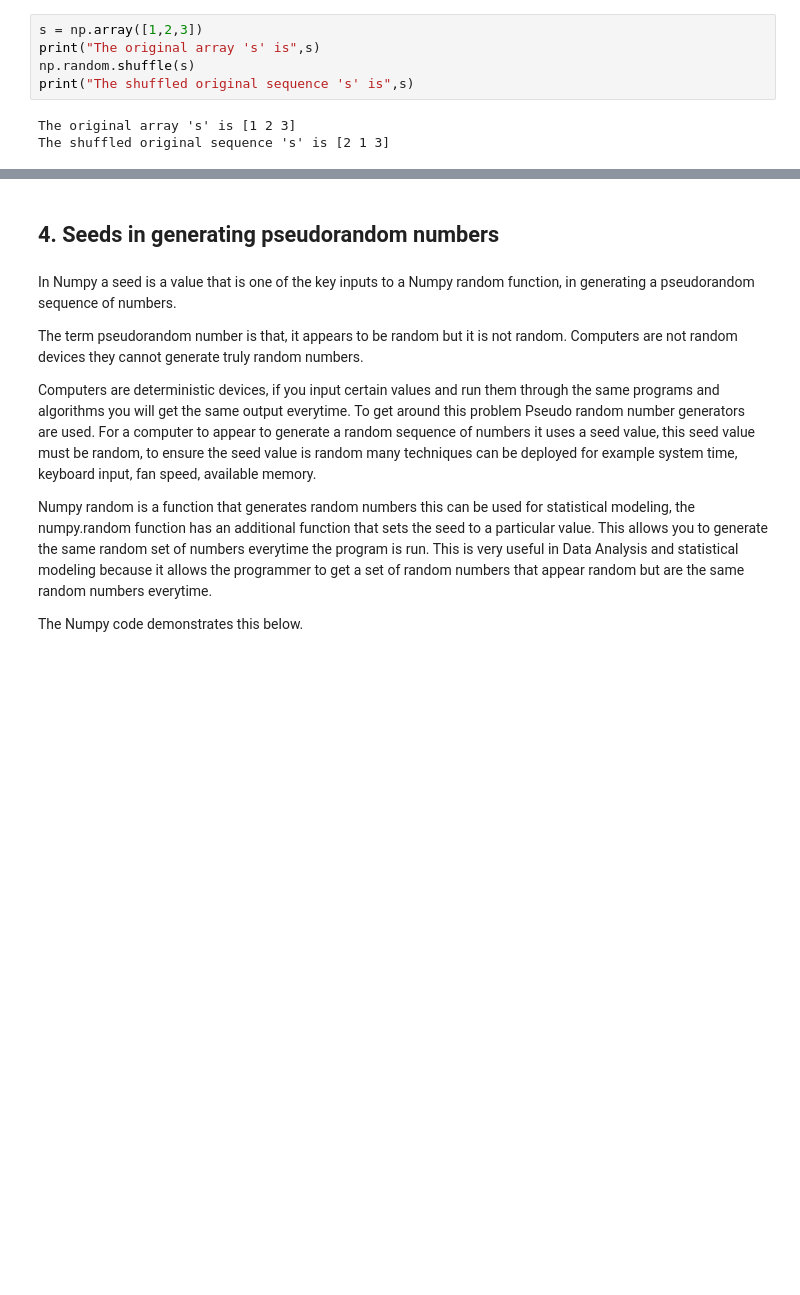
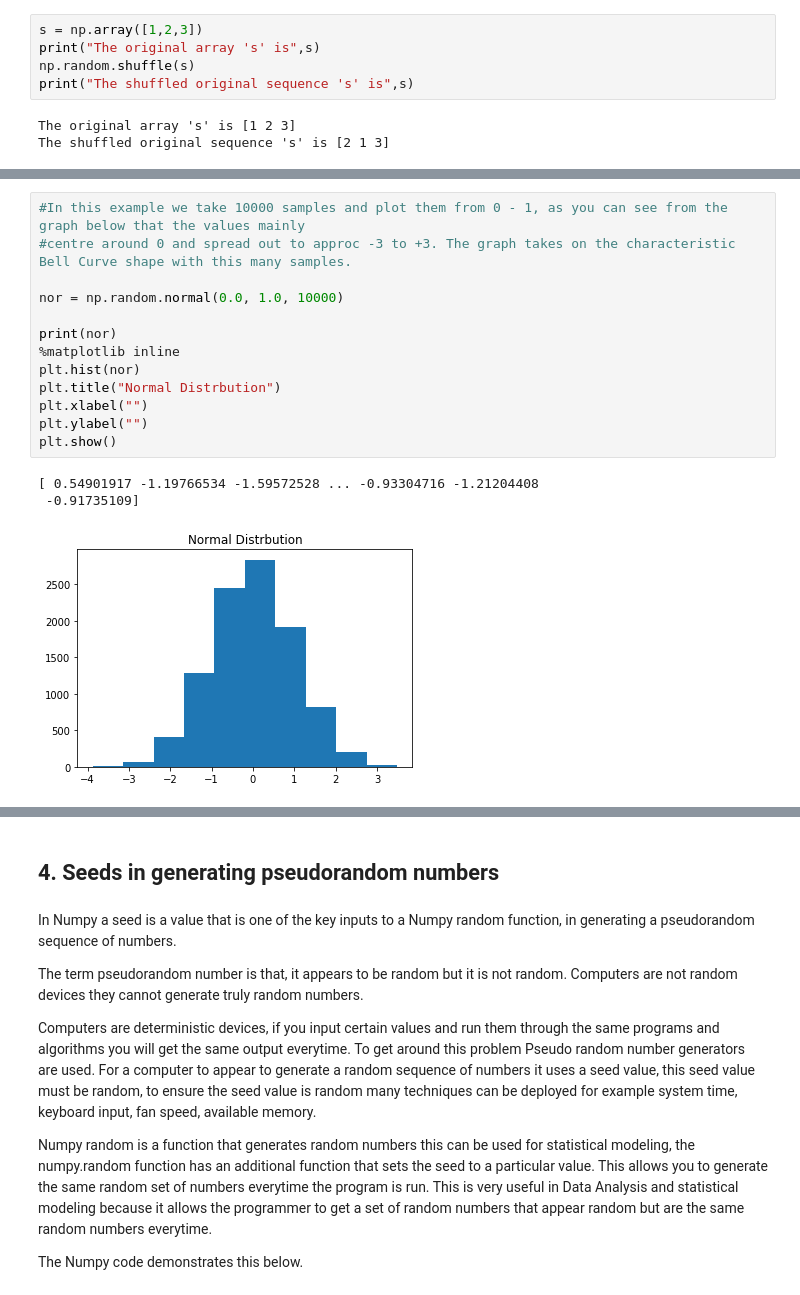
Before and after one commit to moranneil/Programming-For-Data-Analysis-Assignment-2019, a Jupyter notebook: NumpyRandom.ipynb, the cells around one changed output, grey strips where cells are left out. Drawn from its saved outputs; the diff is of its cells as text; blank space fills up the shorter version.

```diff
--- a/NumpyRandom.ipynb
+++ b/NumpyRandom.ipynb
@@ -473,0 +517,17 @@ plt.show()
+# %%
+#In this example we take 10000 samples and plot them from 0 - 1, as you can see from the graph below that the values mainly
+#centre around 0 and spread out to approc -3 to +3. The graph takes on the characteristic Bell Curve shape with this many samples.
+
+nor = np.random.normal(0.0, 1.0, 10000)
+
+print(nor)
+%matplotlib inline
+plt.hist(nor)
+plt.title("Normal Distrbution")
+plt.xlabel("")
+plt.ylabel("")
+plt.show()
+# %% [output]
+[ 0.54901917 -1.19766534 -1.59572528 ... -0.93304716 -1.21204408
+ -0.91735109]
+[figure, added]
```
Also changed, not shown: parts of 20 cells of this notebook, 1 other file.
